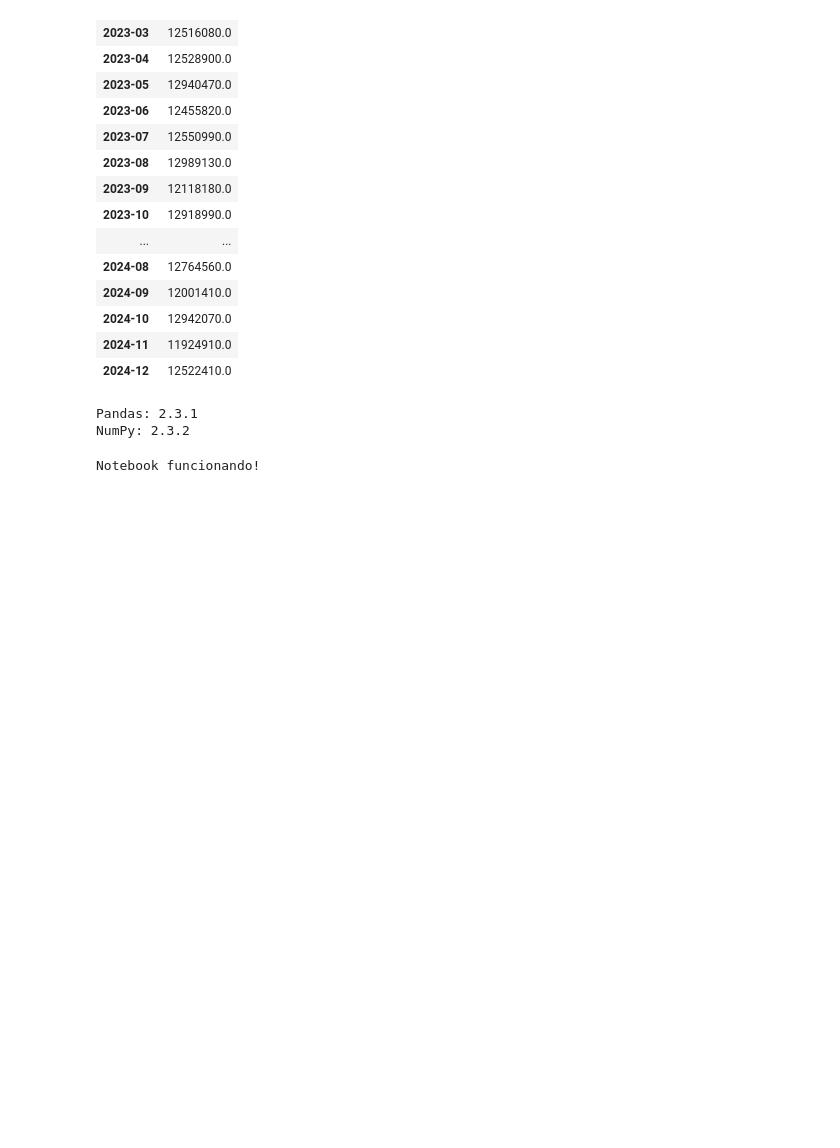
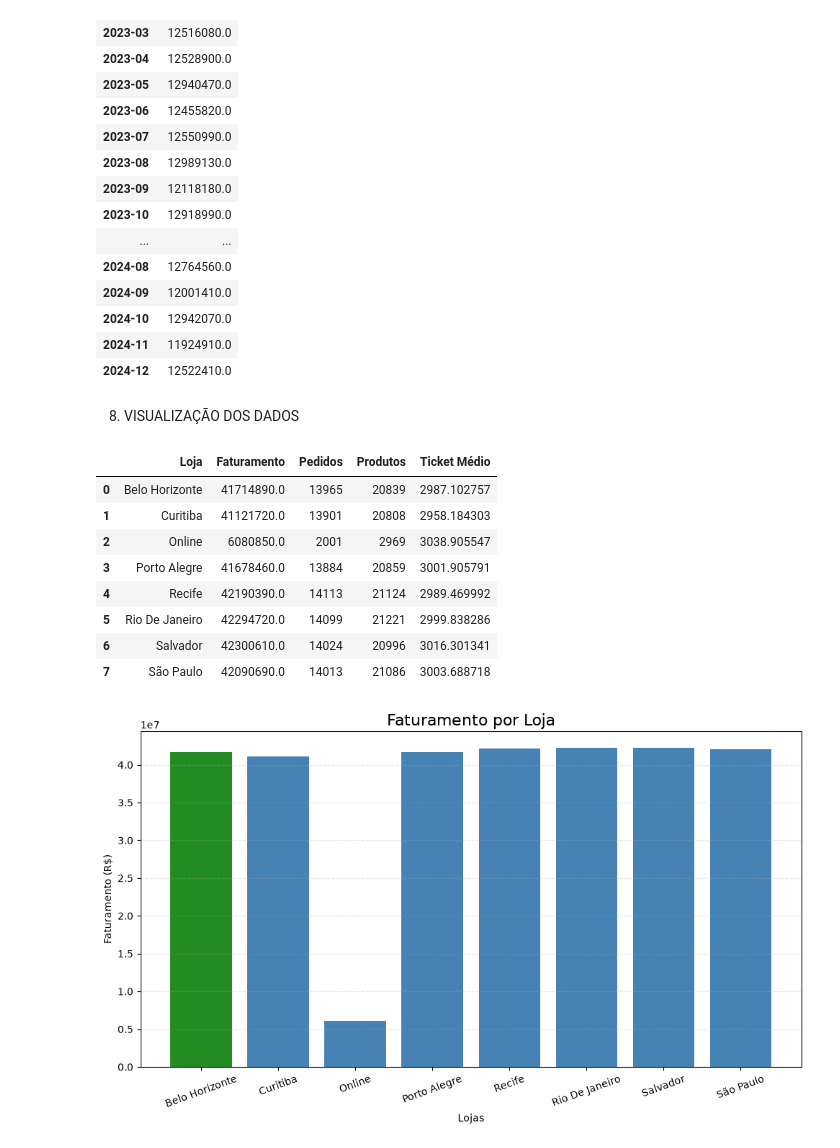
Before and after one commit to bruna-anjos/projeto-hashtag-analise-dados, a Jupyter notebook: pandas_supremo.ipynb, the cells around one changed output. Cells and saved outputs as stored; diff of their text form; code cells hidden in the pictures; blank space fills up the shorter version.

Commit message:
feat: adiciona gráficos e função reutilizável para visualização de dados

```diff
--- a/pandas_supremo.ipynb
+++ b/pandas_supremo.ipynb
@@ -404,16 +405,68 @@ display(vendas_mensais)
 | 2024-10 | 12942070.0 |
 | 2024-11 | 11924910.0 |
 | 2024-12 | 12522410.0 |
-# %%
-import pandas as pd
-import numpy as np
-
-print("Pandas:", pd.__version__)
-print("NumPy:", np.__version__)
-# %% [output]
-Pandas: 2.3.1
-NumPy: 2.3.2
-# %%
-print("Notebook funcionando!")
-# %% [output]
-Notebook funcionando!
+# %% [markdown]
+8. VISUALIZAÇÃO DOS DADOS
+# %%
+#=====================================================================================
+#8. Visualização dos dados
+#====================================================================================
+#ANÁLISE 1 - Faturamento por Loja
+#Qual loja apresentou o maior faturamento e como as receitas estão distribuídas entre as unidades?
+analise_por_loja = (
+    df_analise
+    .groupby("Loja", as_index=False)
+    .agg(
+        Faturamento=("Faturamento", "sum"),
+        Pedidos=("ID_Pedido", "nunique"),
+        Produtos=("Qtd", "sum")
+    )
+
+ )
+analise_por_loja["Ticket Médio"] = (
+    analise_por_loja["Faturamento"] /
+    analise_por_loja["Pedidos"]
+)
+
+display(analise_por_loja)
+
+
+#Gráfico faturamento por loja
+plt.figure(figsize=(10,6))
+
+# Definindo as cores
+cores = ["steelblue"] * len(analise_por_loja)
+
+# Destacando a loja com maior faturamento
+cores[0] = "forestgreen"
+
+barras = plt.bar(
+    analise_por_loja["Loja"],
+    analise_por_loja["Faturamento"],
+    color=cores
+)
+
+plt.title("Faturamento por Loja", fontsize=16)
+
+plt.xlabel("Lojas")
+
+plt.ylabel("Faturamento (R$)")
+
+plt.xticks(rotation=20)
+
+plt.grid(axis="y", linestyle="--", alpha=0.3)
+
+plt.tight_layout()
+
+plt.show()
+# %% [output]
+|  | Loja | Faturamento | Pedidos | Produtos | Ticket Médio |
+| 0 | Belo Horizonte | 41714890.0 | 13965 | 20839 | 2987.102757 |
+| 1 | Curitiba | 41121720.0 | 13901 | 20808 | 2958.184303 |
+| 2 | Online | 6080850.0 | 2001 | 2969 | 3038.905547 |
+| 3 | Porto Alegre | 41678460.0 | 13884 | 20859 | 3001.905791 |
+| 4 | Recife | 42190390.0 | 14113 | 21124 | 2989.469992 |
+| 5 | Rio De Janeiro | 42294720.0 | 14099 | 21221 | 2999.838286 |
+| 6 | Salvador | 42300610.0 | 14024 | 20996 | 3016.301341 |
+| 7 | São Paulo | 42090690.0 | 14013 | 21086 | 3003.688718 |
+[figure, added]
```
Also changed, not shown: parts of 6 cells of this notebook.
